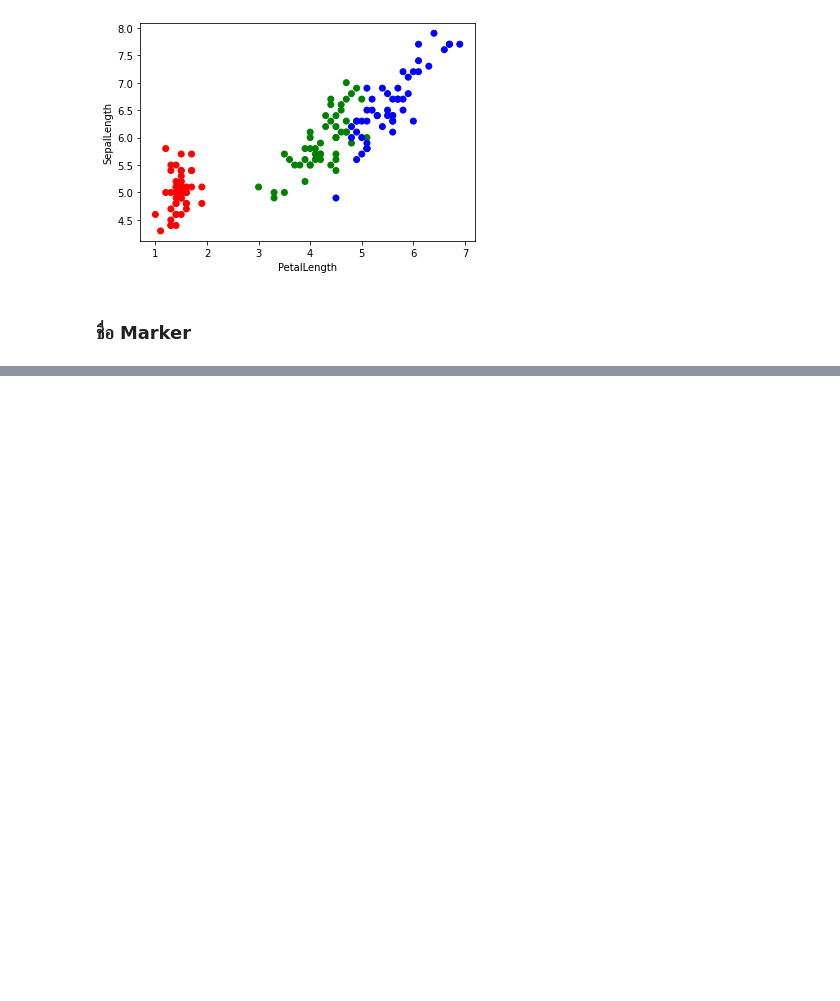
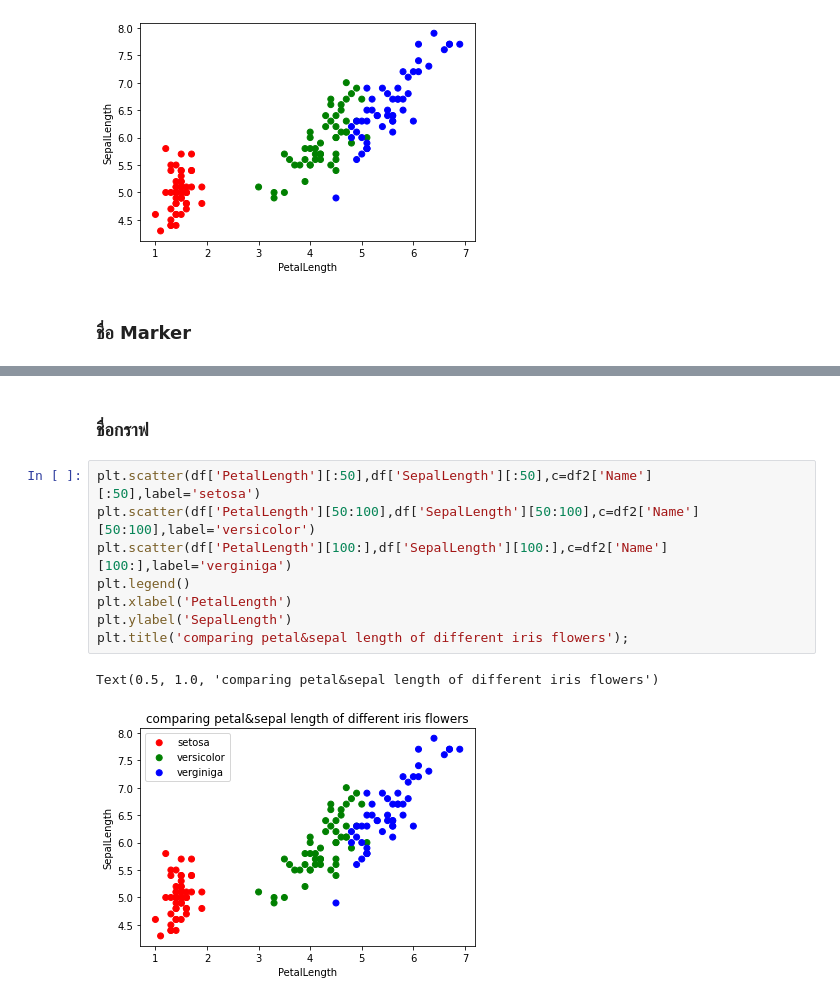
Before and after one commit to Chanunchida-May/data_viz_2022, a Jupyter notebook: DataViz02_Data_Distribution.ipynb, the cells around one changed output, grey strips where cells are left out. Cells and saved outputs as stored; diff of their text form; blank space fills up the shorter version.

```diff
--- a/DataViz02_Data_Distribution.ipynb
+++ b/DataViz02_Data_Distribution.ipynb
@@ -80,0 +83,13 @@ Text(0, 0.5, 'SepalLength')
+# %% [markdown]
+### ชื่อกราฟ
+# %%
+plt.scatter(df['PetalLength'][:50],df['SepalLength'][:50],c=df2['Name'][:50],label='setosa')
+plt.scatter(df['PetalLength'][50:100],df['SepalLength'][50:100],c=df2['Name'][50:100],label='versicolor')
+plt.scatter(df['PetalLength'][100:],df['SepalLength'][100:],c=df2['Name'][100:],label='verginiga')
+plt.legend()
+plt.xlabel('PetalLength')
+plt.ylabel('SepalLength')
+plt.title('comparing petal&sepal length of different iris flowers');
+# %% [output]
+Text(0.5, 1.0, 'comparing petal&sepal length of different iris flowers')
+[figure, added]
```
Also changed, not shown: parts of 13 cells of this notebook.
